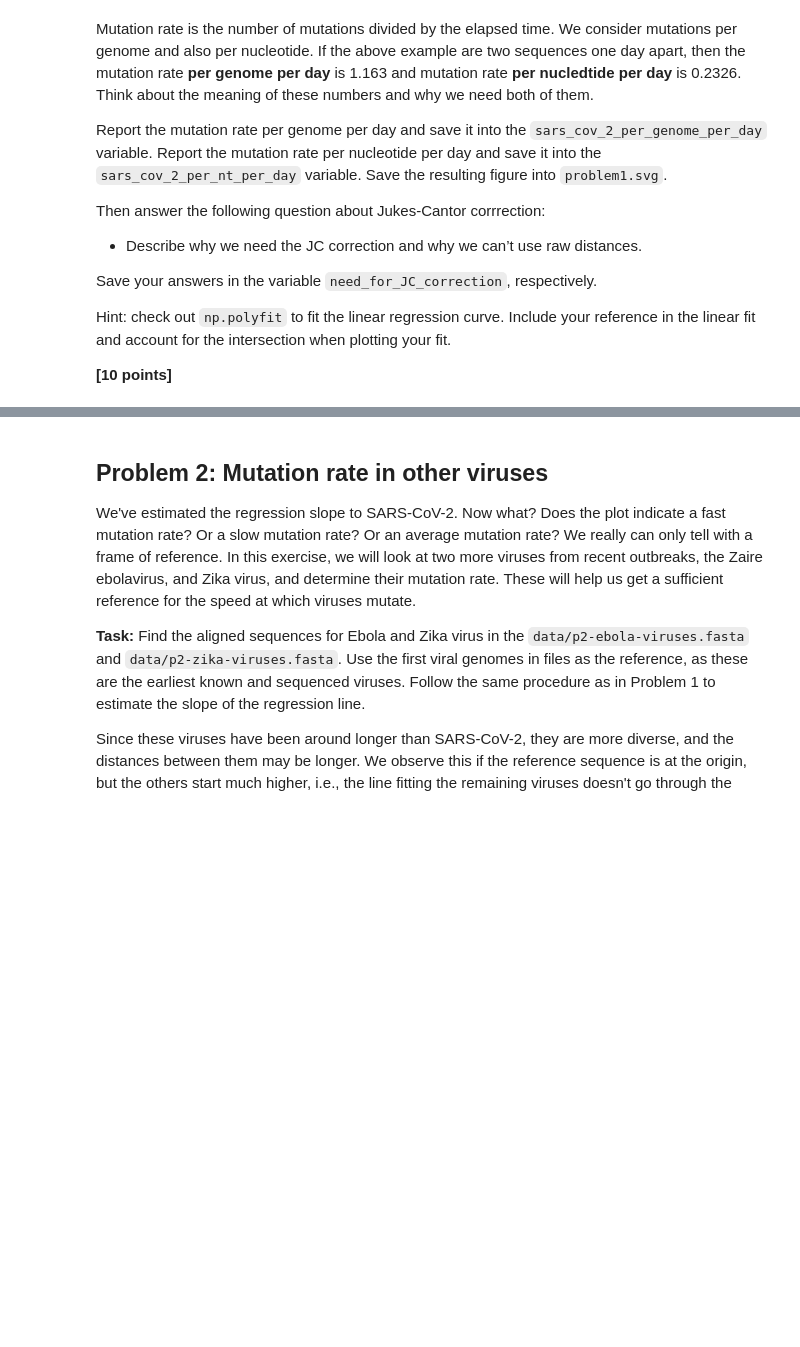
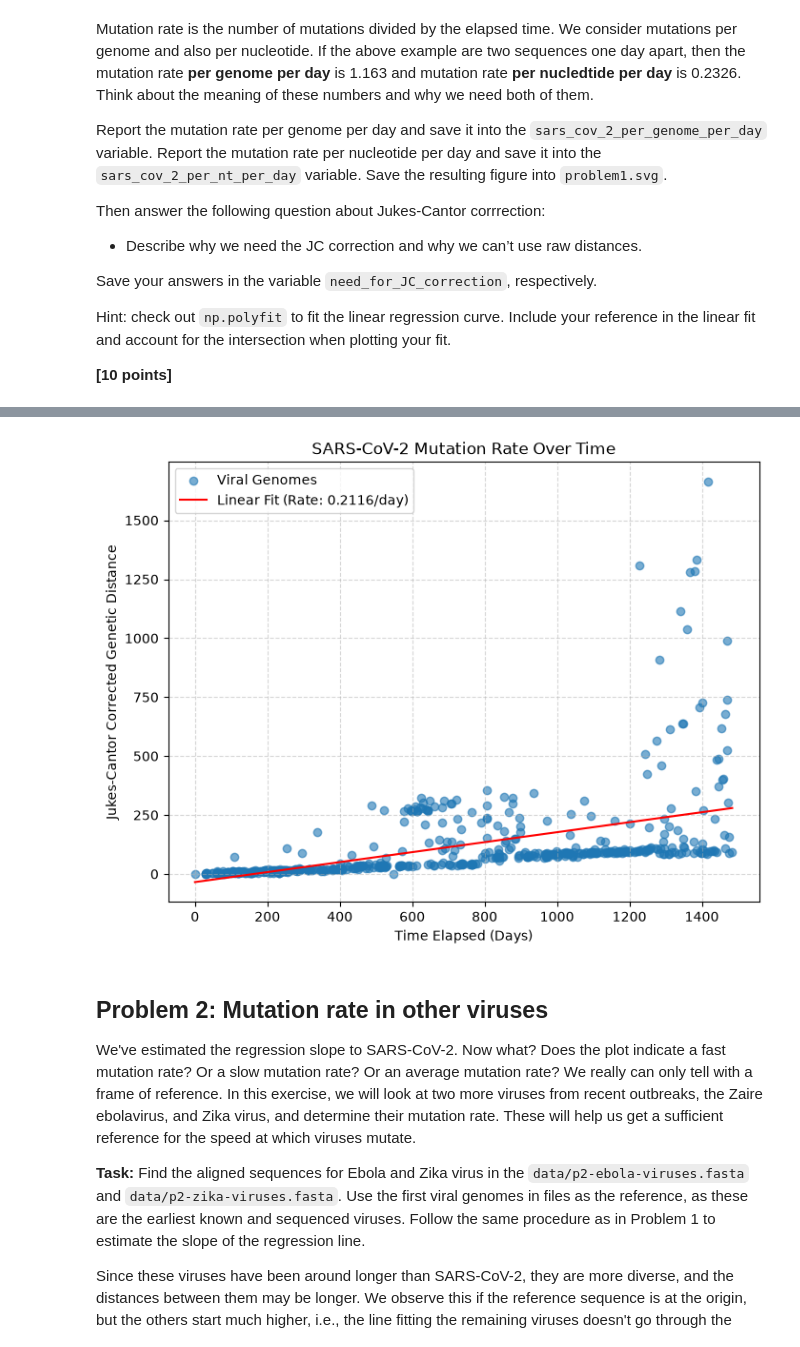
Before and after one commit to Anilaj-Dhulipalla/assign_viral_evo, a Jupyter notebook: viral_evo_workbook.ipynb, the cells around one changed output, grey strips where cells are left out. Drawn from its saved outputs; the diff is of its cells as text; code cells hidden in the pictures; blank space fills up the shorter version.

Commit message:
Finished the coding part of part 1

```diff
--- a/viral_evo_workbook.ipynb
+++ b/viral_evo_workbook.ipynb
@@ -66,0 +70,80 @@ Hint: check out `np.polyfit` to fit the linear regression curve. Include your re
+# %%
+#PROBLEM 1 CELL
+
+import matplotlib.pyplot as plt
+import re
+from helper_functions import jukes_cantor
+
+
+# Read FASTA file
+records = list(SeqIO.parse("data/p1-sars-cov-2-variants.fasta", "fasta"))
+
+data = []
+for record in records:
+    desc = record.description
+    parts = desc.split("|")
+    accession = parts[0]
+    country = parts[1] if len(parts) > 1 else "Unknown"
+
+    match = re.search(r'\d{4}-\d{2}(-\d{2})?', desc)
+    date_str = match.group(0) if match else None
+
+    # Extract date
+    data.append({
+        "id": accession,
+        "country": country,
+        "collection_date": date_str,
+        "sequence": str(record.seq),
+        "description": desc
+    })
+
+df = pd.DataFrame(data)
+
+df['date'] = pd.to_datetime(df['collection_date'], format='mixed', errors='coerce')
+
+df = df.dropna(subset=['date']).reset_index(drop=True)
+
+
+# Retrieve reference sequence from NCBI
+handle = Entrez.efetch(db="nuccore", id="NC_045512.2", rettype="fasta", retmode="text")
+ref_record = SeqIO.read(handle, "fasta")
+ref_seq = str(ref_record.seq)
+handle.close()
+
+# identify earliest collected seqence as starting point
+earliest_row = df.loc[df['date'].idxmin()]
+start_date = earliest_row['date']
+df['days'] = (df['date'] - start_date).dt.days
+
+# calculate JC corrected genetic distance from reference/earliest sequence
+distances = []
+for seq in df['sequence']:
+    d = jukes_cantor(ref_seq, seq)
+    distances.append(d)
+df['jc_distance'] = distances
+
+# sort by days for regression
+df = df.sort_values('days').reset_index(drop=True)
+
+# linear regression using np.polyfit
+slope, intercept = np.polyfit(df['days'], df['jc_distance'], 1)
+
+sars_cov_2_per_genome_per_day = float(slope)
+genome_length = len(ref_seq.replace("-", ""))
+sars_cov_2_per_nt_per_day = sars_cov_2_per_genome_per_day / genome_length
+
+print(f"Mutation rate per genome per day: {sars_cov_2_per_genome_per_day: .5f}")
+print(f"Mutation rate per nucelotide per day: {sars_cov_2_per_nt_per_day: .7f}")
+
+# plotting and saving to problem1.svg
+plt.figure(figsize=(8,6))
+plt.scatter(df['days'], df['jc_distance'], alpha=0.6, label='Viral Genomes')
+plt.plot(df['days'], slope * df['days'] + intercept, color='red', label=f'Linear Fit (Rate: {sars_cov_2_per_genome_per_day:.4f}/day)')
+plt.xlabel('Time Elapsed (Days)')
+plt.ylabel('Jukes-Cantor Corrected Genetic Distance')
+plt.title('SARS-CoV-2 Mutation Rate Over Time')
+plt.legend()
+plt.grid(True, linestyle='--', alpha=0.5)
+plt.savefig('problem1.svg', format='svg', bbox_inches='tight')
+plt.show()
+# %% [output]
@@ -67,3 +152,4 @@ Hint: check out `np.polyfit` to fit the linear regression curve. Include your re
+[figure, added]
 # %%
 sars_cov_2_per_genome_per_day = 0.0
 sars_cov_2_per_nt_per_day = 0.0
```
Also changed, not shown: parts of 3 cells of this notebook, 2 other files.
